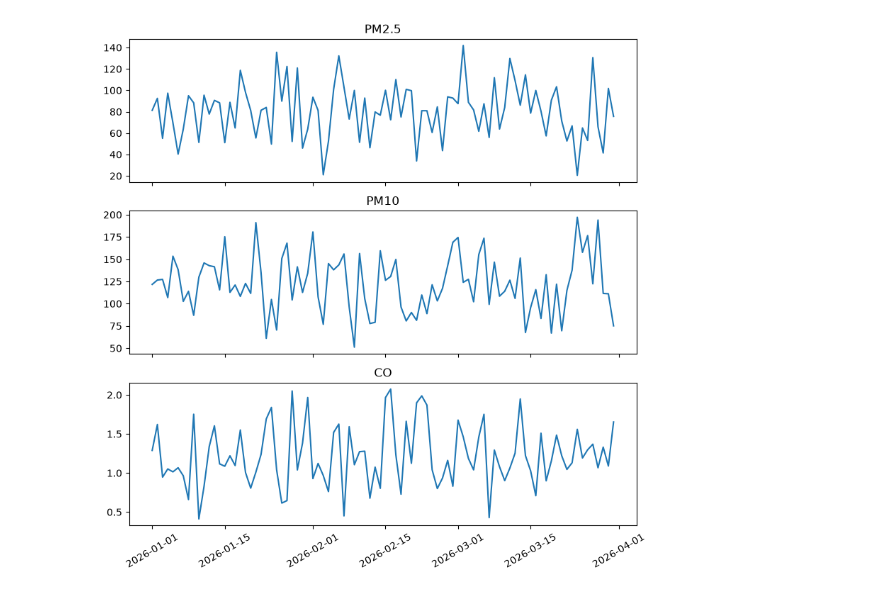
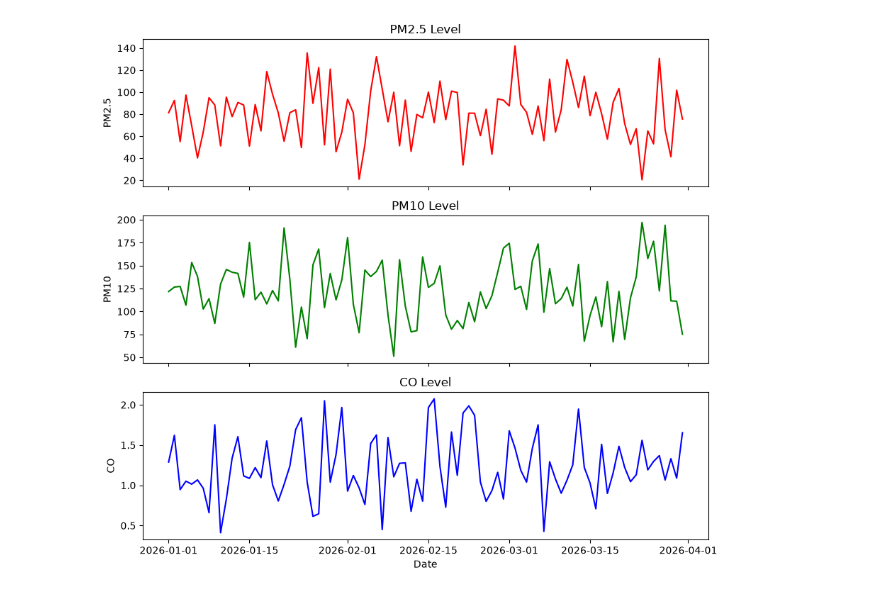
Before and after one commit to DipanshuAmbilkar03/telab, a Jupyter notebook: B.E./DMV/ex5/Exp5_Matplotlib_AQI.ipynb, the cells around one changed output. Saved outputs shown, nothing was run; the diff lists cells and outputs as text; code cells hidden in the pictures.

```diff
--- a/B.E./DMV/ex5/Exp5_Matplotlib_AQI.ipynb
+++ b/B.E./DMV/ex5/Exp5_Matplotlib_AQI.ipynb
@@ -26,0 +12,5 @@ df.head()
+# %%
+# Step 1: Import the City Air Quality dataset
+df = pd.read_csv("aqi.csv", parse_dates=["date"])
+print("Shape:", df.shape)
+df.head()
@@ -65,13 +73,17 @@ plt.show()
 # %%
-fig, ax = plt.subplots(3, 1, figsize=(8, 8), sharex=True)
-ax[0].plot(df["date"], df["pm25"])
-ax[0].set_title("PM2.5")
-ax[1].plot(df["date"], df["pm10"])
-ax[1].set_title("PM10")
-ax[2].plot(df["date"], df["co"])
-ax[2].set_title("CO")
-plt.xticks(rotation=30)
+# Step 5: Individual pollutant levels on separate line plots
+fig, ax = plt.subplots(3, 1, figsize=(9, 8), sharex=True)
+ax[0].plot(df["date"], df["pm25"], color="red")
+ax[0].set_title("PM2.5 Level")
+ax[0].set_ylabel("PM2.5")
+ax[1].plot(df["date"], df["pm10"], color="green")
+ax[1].set_title("PM10 Level")
+ax[1].set_ylabel("PM10")
+ax[2].plot(df["date"], df["co"], color="blue")
+ax[2].set_title("CO Level")
+ax[2].set_ylabel("CO")
+ax[2].set_xlabel("Date")
 plt.tight_layout()
 plt.show()
 # %% [output]
-[figure, old version]
+[figure, new version]
```
Also changed, not shown: parts of 15 cells of this notebook, 3 other files.
